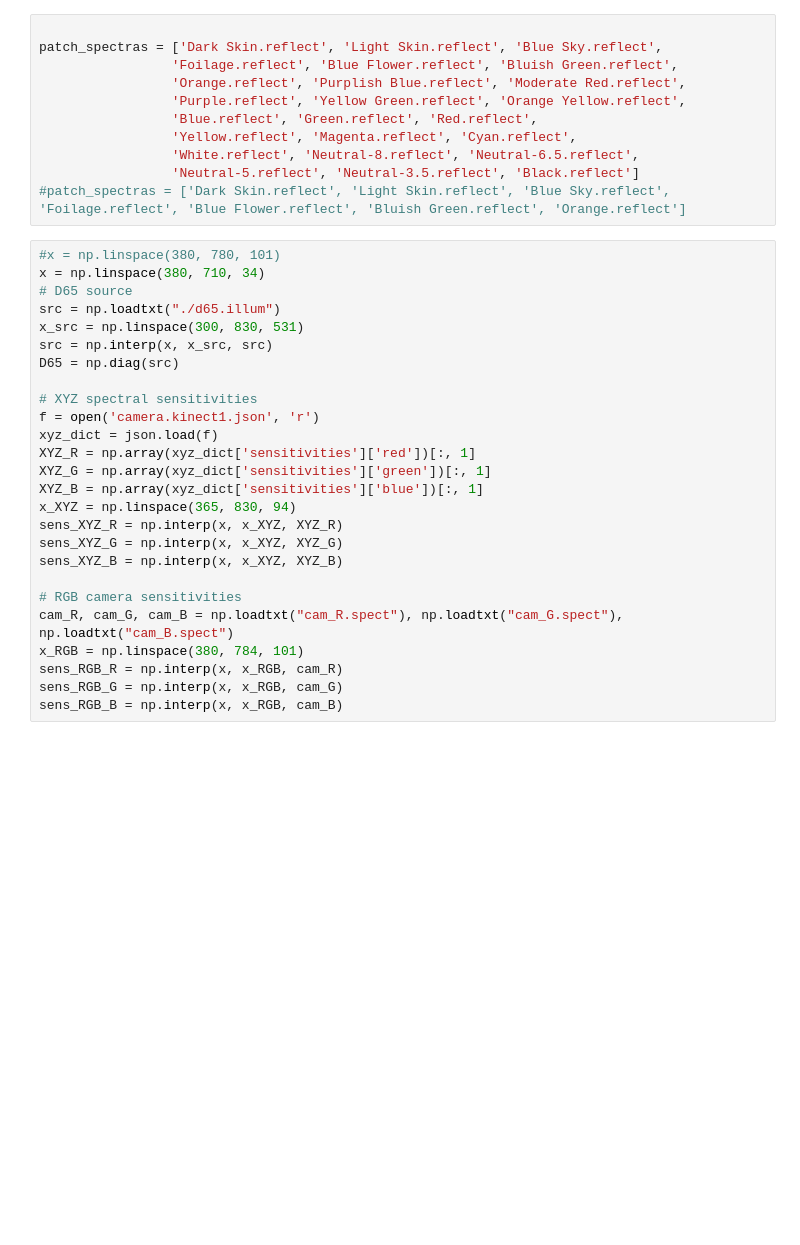
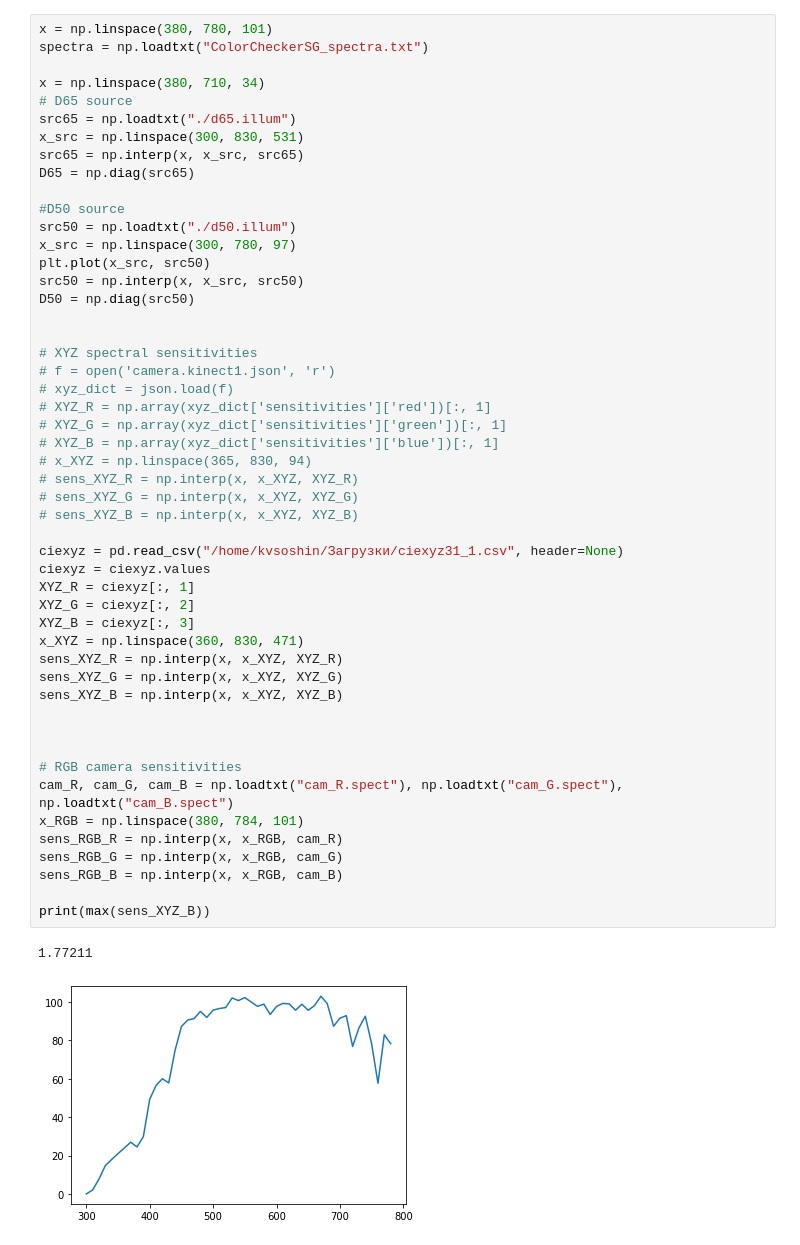
Before and after one commit to SoshinK/AWB, a Jupyter notebook: root-poly regression/Untitled.ipynb, the cells around one changed output. Drawn from its saved outputs; the diff is of its cells as text; blank space fills up the shorter version.

```diff
--- a/root-poly regression/Untitled.ipynb
+++ b/root-poly regression/Untitled.ipynb
@@ -7,38 +9,54 @@ from RootPolyRegression import *
 %matplotlib inline
-# %%
-
-patch_spectras = ['Dark Skin.reflect', 'Light Skin.reflect', 'Blue Sky.reflect',
-                 'Foilage.reflect', 'Blue Flower.reflect', 'Bluish Green.reflect',
-                 'Orange.reflect', 'Purplish Blue.reflect', 'Moderate Red.reflect',
-                 'Purple.reflect', 'Yellow Green.reflect', 'Orange Yellow.reflect',
-                 'Blue.reflect', 'Green.reflect', 'Red.reflect',
-                 'Yellow.reflect', 'Magenta.reflect', 'Cyan.reflect',
-                 'White.reflect', 'Neutral-8.reflect', 'Neutral-6.5.reflect',
-                 'Neutral-5.reflect', 'Neutral-3.5.reflect', 'Black.reflect']
-#patch_spectras = ['Dark Skin.reflect', 'Light Skin.reflect', 'Blue Sky.reflect', 'Foilage.reflect', 'Blue Flower.reflect', 'Bluish Green.reflect', 'Orange.reflect']
 # %%
-#x = np.linspace(380, 780, 101)
+x = np.linspace(380, 780, 101)
+spectra = np.loadtxt("ColorCheckerSG_spectra.txt")
+
 x = np.linspace(380, 710, 34)
 # D65 source
-src = np.loadtxt("./d65.illum")
+src65 = np.loadtxt("./d65.illum")
 x_src = np.linspace(300, 830, 531)
-src = np.interp(x, x_src, src)
-D65 = np.diag(src)
+src65 = np.interp(x, x_src, src65)
+D65 = np.diag(src65)
+
+#D50 source
+src50 = np.loadtxt("./d50.illum")
+x_src = np.linspace(300, 780, 97)
+plt.plot(x_src, src50)
+src50 = np.interp(x, x_src, src50)
+D50 = np.diag(src50)
+
 
 # XYZ spectral sensitivities
-f = open('camera.kinect1.json', 'r')
-xyz_dict = json.load(f)
-XYZ_R = np.array(xyz_dict['sensitivities']['red'])[:, 1]
-XYZ_G = np.array(xyz_dict['sensitivities']['green'])[:, 1]
-XYZ_B = np.array(xyz_dict['sensitivities']['blue'])[:, 1]
-x_XYZ = np.linspace(365, 830, 94)
+# f = open('camera.kinect1.json', 'r')
+# xyz_dict = json.load(f)
+# XYZ_R = np.array(xyz_dict['sensitivities']['red'])[:, 1]
+# XYZ_G = np.array(xyz_dict['sensitivities']['green'])[:, 1]
+# XYZ_B = np.array(xyz_dict['sensitivities']['blue'])[:, 1]
+# x_XYZ = np.linspace(365, 830, 94)
+# sens_XYZ_R = np.interp(x, x_XYZ, XYZ_R)
+# sens_XYZ_G = np.interp(x, x_XYZ, XYZ_G)
+# sens_XYZ_B = np.interp(x, x_XYZ, XYZ_B)
+
+ciexyz = pd.read_csv("/home/kvsoshin/Загрузки/ciexyz31_1.csv", header=None)
+ciexyz = ciexyz.values
+XYZ_R = ciexyz[:, 1]
+XYZ_G = ciexyz[:, 2]
+XYZ_B = ciexyz[:, 3]
+x_XYZ = np.linspace(360, 830, 471)
 sens_XYZ_R = np.interp(x, x_XYZ, XYZ_R)
 sens_XYZ_G = np.interp(x, x_XYZ, XYZ_G)
 sens_XYZ_B = np.interp(x, x_XYZ, XYZ_B)
+
+
 
 # RGB camera sensitivities
 cam_R, cam_G, cam_B = np.loadtxt("cam_R.spect"), np.loadtxt("cam_G.spect"), np.loadtxt("cam_B.spect")
 x_RGB = np.linspace(380, 784, 101)
 sens_RGB_R = np.interp(x, x_RGB, cam_R)
 sens_RGB_G = np.interp(x, x_RGB, cam_G)
 sens_RGB_B = np.interp(x, x_RGB, cam_B)
+
+print(max(sens_XYZ_B))
+# %% [output]
+1.77211
+[figure, added]
```
Also changed, not shown: parts of 26 cells of this notebook.
